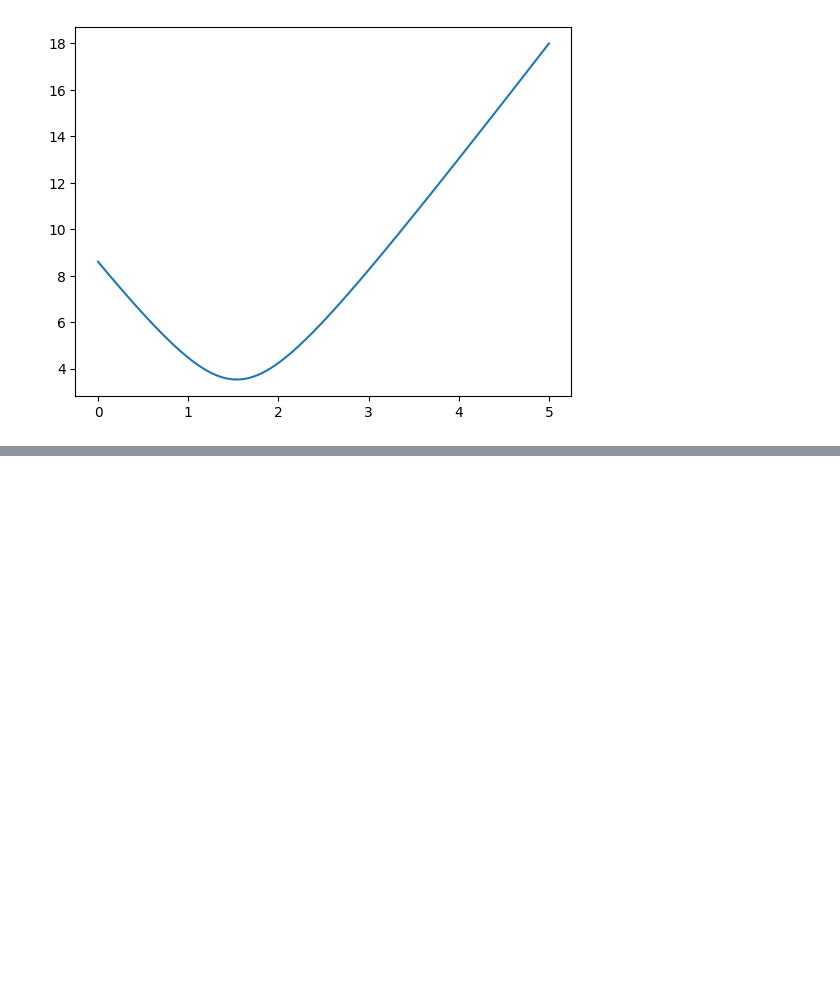
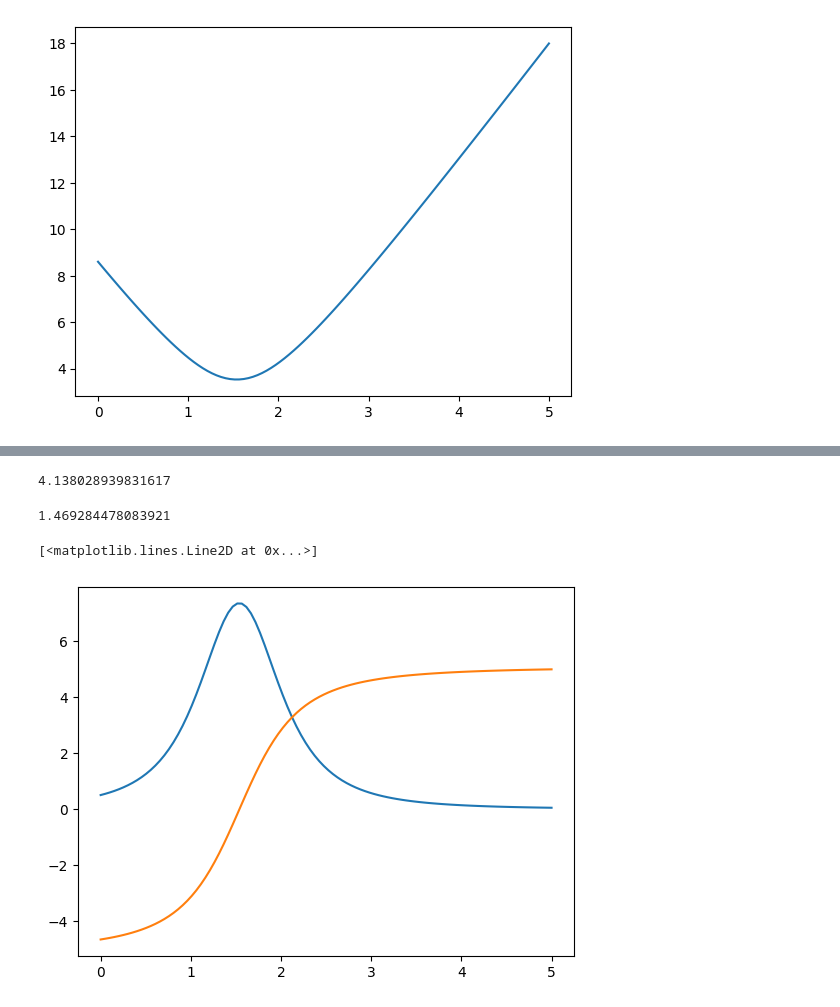
Before and after one commit to asegura4488/MetodosComputacionales1, a Jupyter notebook: Semana3/NewtonRaphson.ipynb, the cells around one changed output, grey strips where cells are left out. Drawn from its saved outputs; the diff is of its cells as text; code cells hidden in the pictures; blank space fills up the shorter version.

```diff
--- a/Semana3/NewtonRaphson.ipynb
+++ b/Semana3/NewtonRaphson.ipynb
@@ -132,0 +127,26 @@ TypeError: Distance() missing 1 required positional argument: 'p'
+# %%
+f = lambda x: Distance(x,p)
+# %%
+# Definamos la derivada de la función distance
+def Derivada(f,x,h=1e-3):
+  return (f(x+h)-f(x-h))/(2*h)
+# %%
+Derivada(f,2.5)
+# %% [output]
+4.138028939831617
+# %%
+def Derivada2(f,x,h=1e-3):
+  return (f(x+h) - 2*f(x) + f(x-h))/h**2
+# %%
+Derivada2(f,2.5)
+# %% [output]
+1.469284478083921
+# %%
+x = np.linspace(0,5,100)
+d1 = Derivada(f,x)
+d2 = Derivada2(f,x)
+plt.plot(x,d2)
+plt.plot(x,d1)
+# %% [output]
+[<matplotlib.lines.Line2D at 0x...>]
+[figure, added]
```
Also changed, not shown: parts of 5 cells of this notebook.
